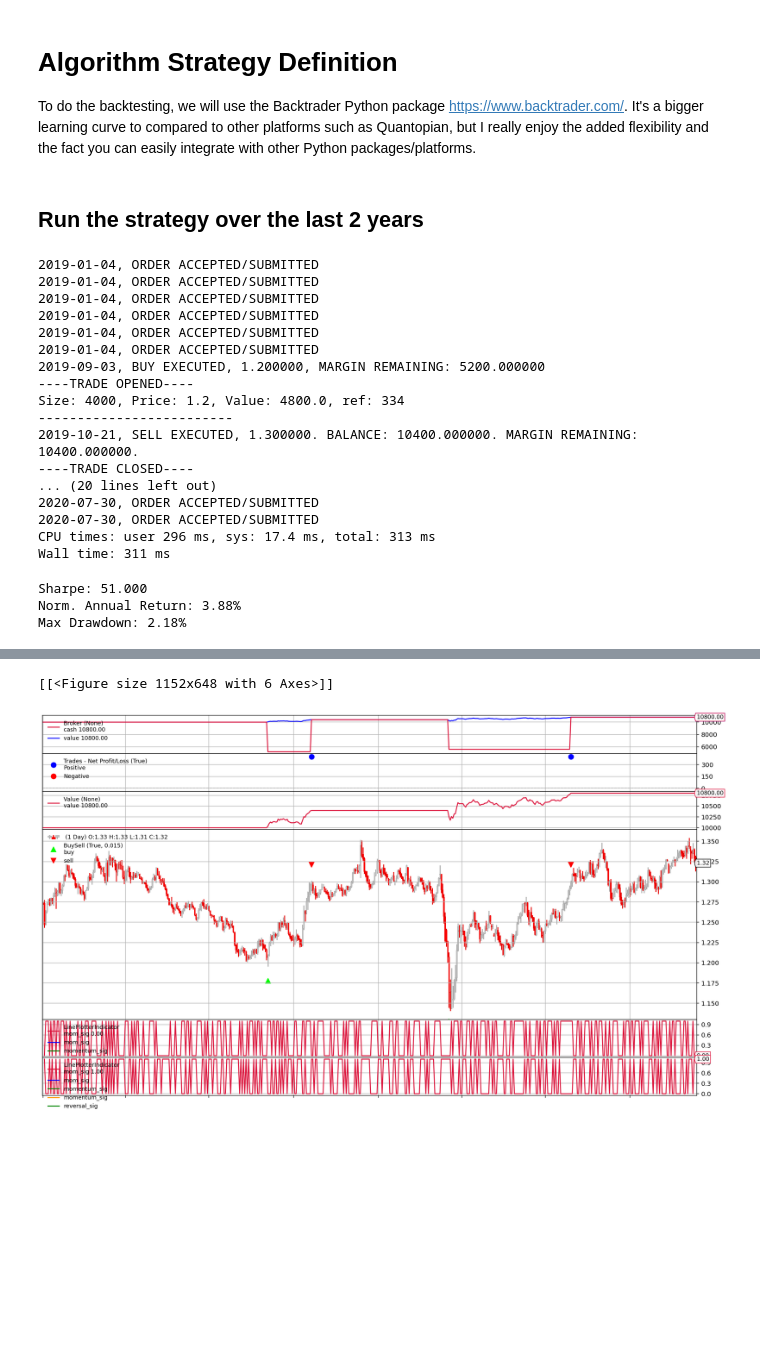
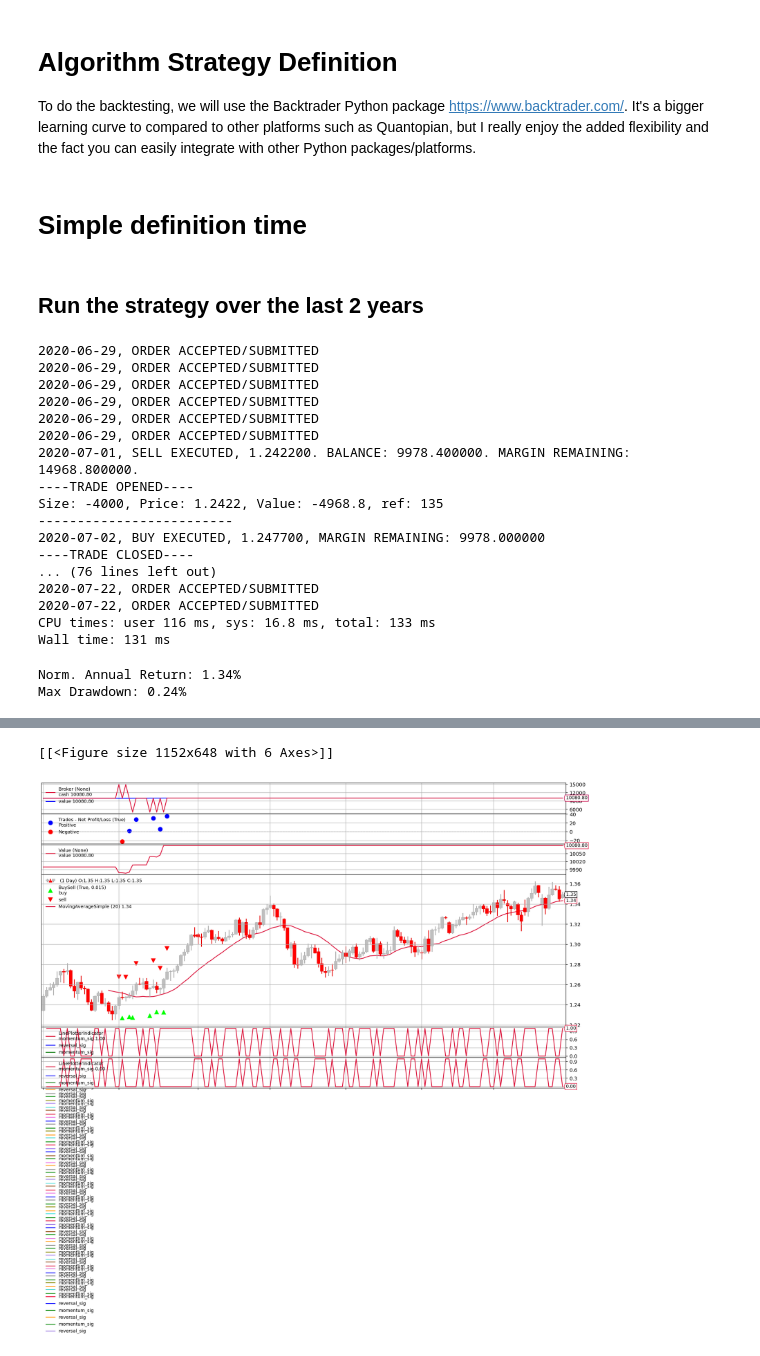
Before and after one commit to akokaz1/Algo-Trading, a Jupyter notebook: notebooks/scripts/Grid Trading Bot.ipynb, the cells around one changed output, grey strips where cells are left out. Drawn from its saved outputs; the diff is of its cells as text; code cells hidden in the pictures; blank space fills up the shorter version.

```diff
--- a/notebooks/scripts/Grid Trading Bot.ipynb
+++ b/notebooks/scripts/Grid Trading Bot.ipynb
@@ -144,0 +146,2 @@ class grid_bander_bands(bt.Strategy):
+# %% [markdown]
+# Simple definition time
@@ -147,44 +237,46 @@ class grid_bander_bands(bt.Strategy):
 # %%
 %%time
 cerebro = bt.Cerebro()
-data = bt.feeds.PandasData(dataname=data_df)
+data = bt.feeds.PandasData(dataname=data_df['2020-06-01':])
 cerebro.adddata(data)
 cerebro.addobserver(bt.observers.Value)
 cerebro.addanalyzer(bt.analyzers.SharpeRatio, riskfreerate=0)
 cerebro.addanalyzer(bt.analyzers.Returns)
 cerebro.addanalyzer(bt.analyzers.DrawDown)
-cerebro.addstrategy(grid_bander_bands)
+cerebro.addstrategy(grid_bander_simple, spread=0.0001)
 # Add a FixedSize sizer according to the stake
 #cerebro.addsizer(bt.sizers.FixedSize, stake=1000)
 results = cerebro.run()
 # %% [output]
-2019-01-04, ORDER ACCEPTED/SUBMITTED
-2019-01-04, ORDER ACCEPTED/SUBMITTED
-2019-01-04, ORDER ACCEPTED/SUBMITTED
-2019-01-04, ORDER ACCEPTED/SUBMITTED
-2019-01-04, ORDER ACCEPTED/SUBMITTED
-2019-01-04, ORDER ACCEPTED/SUBMITTED
-2019-09-03, BUY EXECUTED, 1.200000, MARGIN REMAINING: 5200.000000
+2020-06-29, ORDER ACCEPTED/SUBMITTED
+2020-06-29, ORDER ACCEPTED/SUBMITTED
+2020-06-29, ORDER ACCEPTED/SUBMITTED
+2020-06-29, ORDER ACCEPTED/SUBMITTED
+2020-06-29, ORDER ACCEPTED/SUBMITTED
+2020-06-29, ORDER ACCEPTED/SUBMITTED
+2020-07-01, SELL EXECUTED, 1.242200. BALANCE: 9978.400000. MARGIN REMAINING: 14968.800000.
 ----TRADE OPENED----
-Size: 4000, Price: 1.2, Value: 4800.0, ref: 334
+Size: -4000, Price: 1.2422, Value: -4968.8, ref: 135
 -------------------------
-2019-10-21, SELL EXECUTED, 1.300000. BALANCE: 10400.000000. MARGIN REMAINING: 10400.000000.
+2020-07-02, BUY EXECUTED, 1.247700, MARGIN REMAINING: 9978.000000
 ----TRADE CLOSED----
-... (20 lines left out)
-2020-07-30, ORDER ACCEPTED/SUBMITTED
-2020-07-30, ORDER ACCEPTED/SUBMITTED
-CPU times: user 296 ms, sys: 17.4 ms, total: 313 ms
-Wall time: 311 ms
+... (76 lines left out)
+2020-07-22, ORDER ACCEPTED/SUBMITTED
+2020-07-22, ORDER ACCEPTED/SUBMITTED
+CPU times: user 116 ms, sys: 16.8 ms, total: 133 ms
+Wall time: 131 ms
 # %%
-print(f"Sharpe: {results[0].analyzers.sharperatio.get_analysis()['sharperatio']:.3f}")
+try:
+    print(f"Sharpe: {results[0].analyzers.sharperatio.get_analysis()['sharperatio']:.3f}")
+except:
+    pass
 print(f"Norm. Annual Return: {results[0].analyzers.returns.get_analysis()['rnorm100']:.2f}%")
 print(f"Max Drawdown: {results[0].analyzers.drawdown.get_analysis()['max']['drawdown']:.2f}%")
 cerebro.plot(iplot=True, volume=False, width=45, style='candle')
 # %% [output]
-Sharpe: 51.000
-Norm. Annual Return: 3.88%
-Max Drawdown: 2.18%
+Norm. Annual Return: 1.34%
+Max Drawdown: 0.24%
 [interactive output not drawn]
 [interactive output not drawn]
 [[<Figure size 1152x648 with 6 Axes>]]
-[figure, old version]
+[figure, new version]
```
Also changed, not shown: parts of 4 cells of this notebook.
